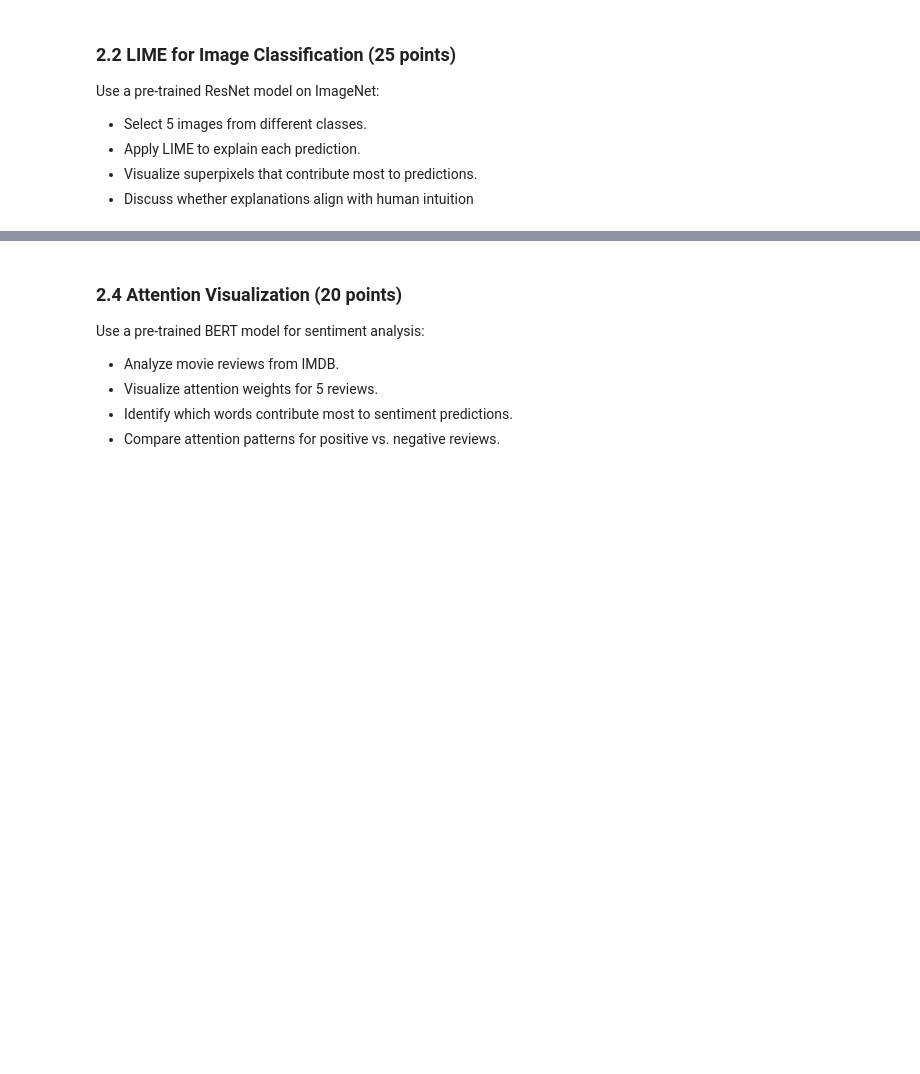
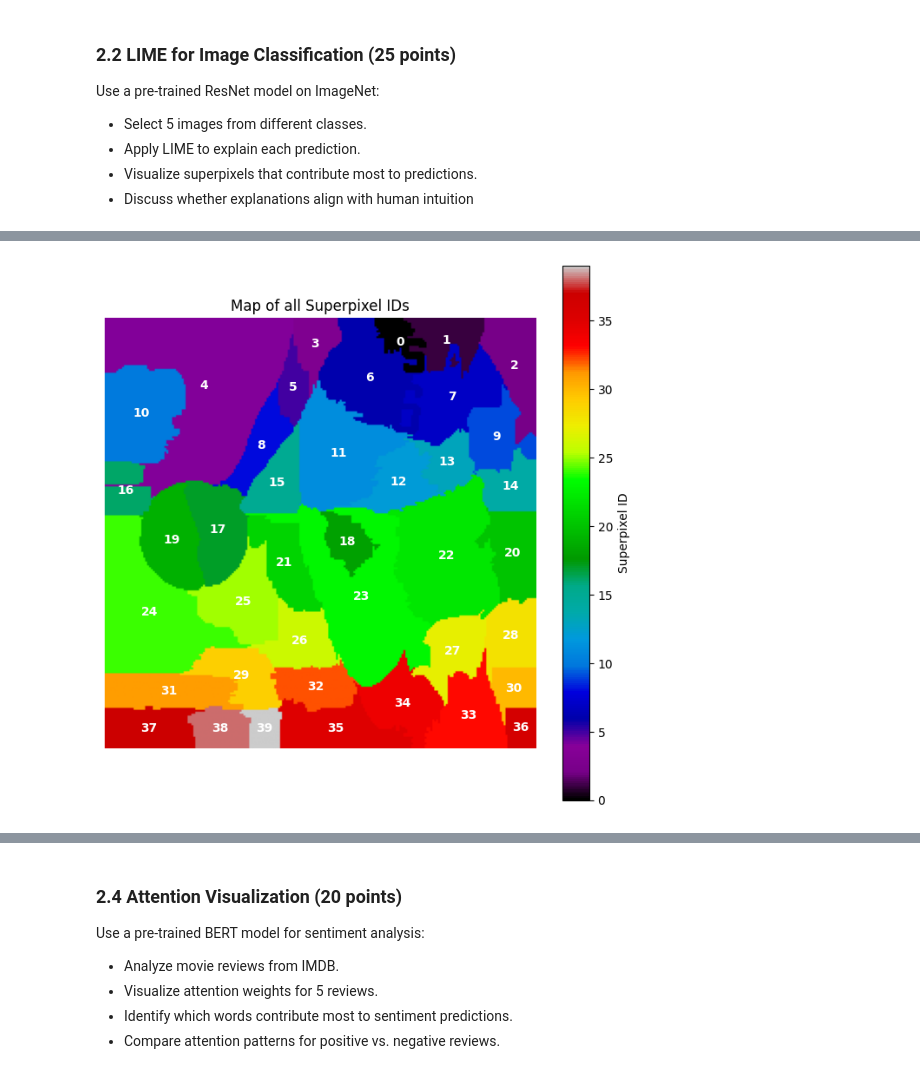
Before and after one commit to MariaNowacka/ml, a Jupyter notebook: applied/ml2.ipynb, the cells around one changed output, grey strips where cells are left out. Cells and saved outputs as stored; diff of their text form; code cells hidden in the pictures; blank space fills up the shorter version.

```diff
--- a/applied/ml2.ipynb
+++ b/applied/ml2.ipynb
@@ -46,0 +62,9 @@ Use a pre-trained ResNet model on ImageNet:
+# %%
+#3. preprocess the image
+preprocess = transforms.Compose([
+    transforms.Resize((224, 224)),
+    transforms.ToTensor(),
+    transforms.Normalize(mean=[0.485, 0.456, 0.406], std=[0.229, 0.224, 0.225])
+])
+
+input_img = preprocess(img).unsqueeze(0)
@@ -46,0 +139,17 @@ Use a pre-trained ResNet model on ImageNet:
+# %%
+#7. extra stuff: map of all superpixels
+segments = explanation.segments
+plt.figure(figsize=(8, 8))
+plt.imshow(segments, cmap='nipy_spectral')
+plt.colorbar(label="Superpixel ID")
+plt.title("Map of all Superpixel IDs")
+
+for label in np.unique(segments):
+    y, x = np.where(segments == label)
+    plt.text(x.mean(), y.mean(), str(label),
+             color='white', weight='bold', ha='center', va='center')
+
+plt.axis('off')
+plt.show()
+# %% [output]
+[figure, added]
```
Also changed, not shown: parts of 25 cells of this notebook, 15 other files.
